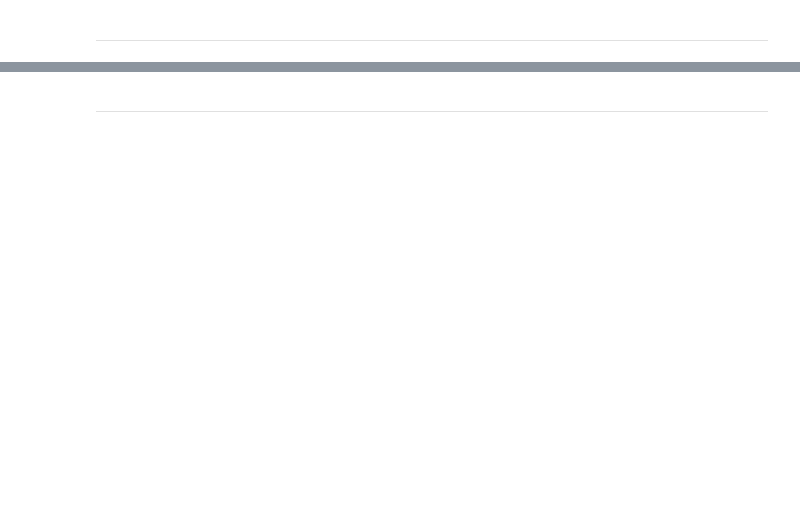
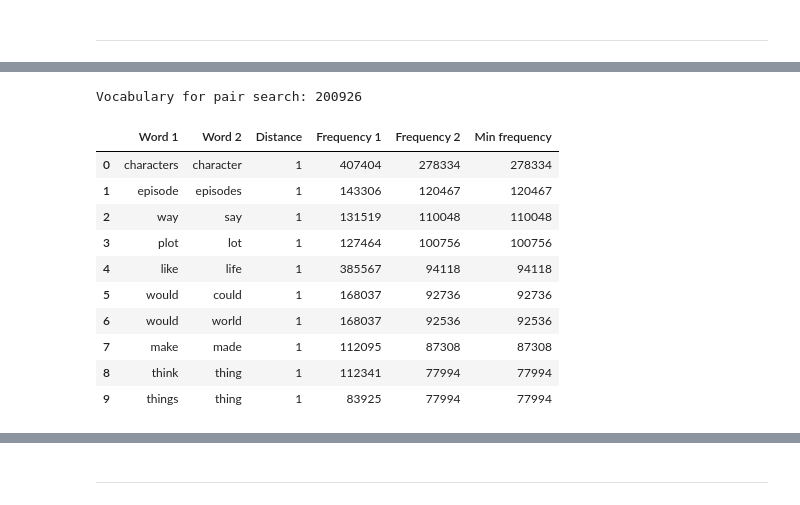
Before and after one commit to Lighter01/NLP_labs, a Jupyter notebook: notebooks/lab1.ipynb, the cells around one changed output, grey strips where cells are left out. Cells and saved outputs as stored; diff of their text form; code cells hidden in the pictures; blank space fills up the shorter version.

```diff
--- a/notebooks/lab1.ipynb
+++ b/notebooks/lab1.ipynb
@@ -79,0 +190,6 @@ df['recommendationStatus'].value_counts()
+# %%
+duplicate_reviews_mask = df['review'].duplicated(keep=False)
+print(f'Number of rows with duplicate reviews: {duplicate_reviews_mask.sum()}')
+
+df = df[~duplicate_reviews_mask].copy()
+df.shape
@@ -149,0 +1494,52 @@ def investigate_df(df, text_col: str = 'review'):
+# %%
+def find_close_pairs(counts, target_distance, top_n=10):
+    """Находит самые частотные пары с заданным расстоянием Левенштейна."""
+    words = sorted(counts, key=lambda word: (-counts[word], word))
+    pairs = []
+
+    for i, word in enumerate(words):
+        # Дальше частота более редкого слова только уменьшается.
+        # Если она уже ниже порога топа, ни одна оставшаяся пара в него не попадёт.
+        if len(pairs) == top_n and counts[word] < pairs[-1]['Min frequency']:
+            break
+
+        # Каждую неупорядоченную пару проверяем один раз.
+        for other in words[:i]:
+            if abs(len(word) - len(other)) > target_distance:
+                continue
+            distance = levenshtein_distance(word, other)
+            if distance == target_distance:
+                pairs.append({'Word 1': other, 'Word 2': word, 'Distance': distance,
+                              'Frequency 1': counts[other], 'Frequency 2': counts[word],
+                              'Min frequency': counts[word]})
+
+        # После каждого слова оставляем только лучшие пары с учётом равных частот.
+        pairs.sort(key=lambda pair: (-pair['Min frequency'],
+                                     -pair['Frequency 1'] - pair['Frequency 2'],
+                                     pair['Word 1'], pair['Word 2']))
+        pairs = pairs[:top_n]
+
+    return pd.DataFrame(pairs, columns=['Word 1', 'Word 2', 'Distance',
+                                       'Frequency 1', 'Frequency 2', 'Min frequency'])
+# %%
+# Не включаем технические токены, числа и стоп-слова в поиск близких слов.
+english_stops = set(stopwords.words('english'))
+search_word_counts = {word: count for word, count in word_counts.items()
+                      if len(word) >= 3 and word.isalpha() and word not in english_stops}
+print(f'Vocabulary for pair search: {len(search_word_counts)}')
+
+pairs_distance_1 = find_close_pairs(search_word_counts, target_distance=1)
+pairs_distance_1
+# %% [output]
+Vocabulary for pair search: 200926
+|  | Word 1 | Word 2 | Distance | Frequency 1 | Frequency 2 | Min frequency |
+| 0 | characters | character | 1 | 407404 | 278334 | 278334 |
+| 1 | episode | episodes | 1 | 143306 | 120467 | 120467 |
+| 2 | way | say | 1 | 131519 | 110048 | 110048 |
+| 3 | plot | lot | 1 | 127464 | 100756 | 100756 |
+| 4 | like | life | 1 | 385567 | 94118 | 94118 |
+| 5 | would | could | 1 | 168037 | 92736 | 92736 |
+| 6 | would | world | 1 | 168037 | 92536 | 92536 |
+| 7 | make | made | 1 | 112095 | 87308 | 87308 |
+| 8 | think | thing | 1 | 112341 | 77994 | 77994 |
+| 9 | things | thing | 1 | 83925 | 77994 | 77994 |
```
Also changed, not shown: parts of 108 cells of this notebook, 3 other files.
